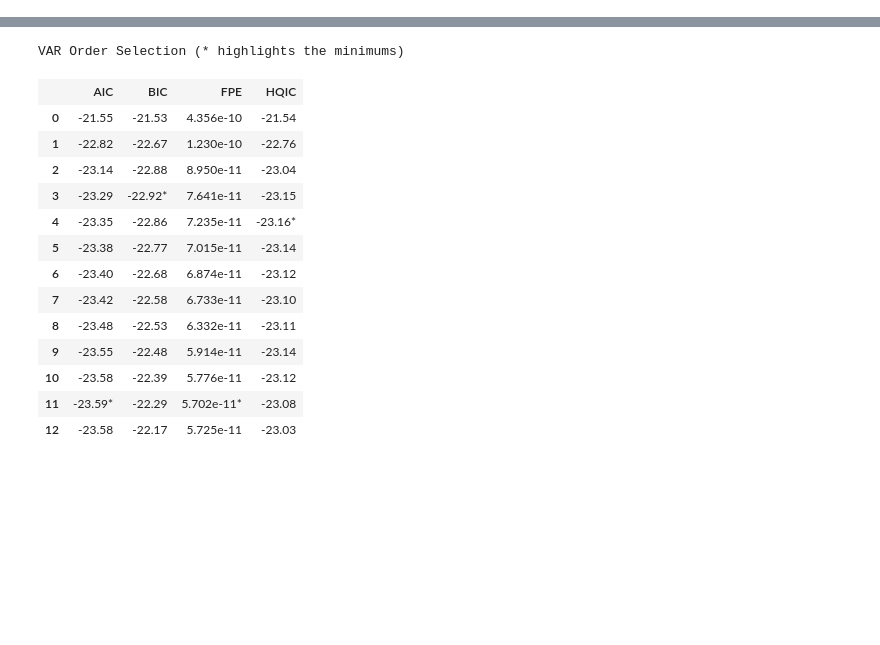
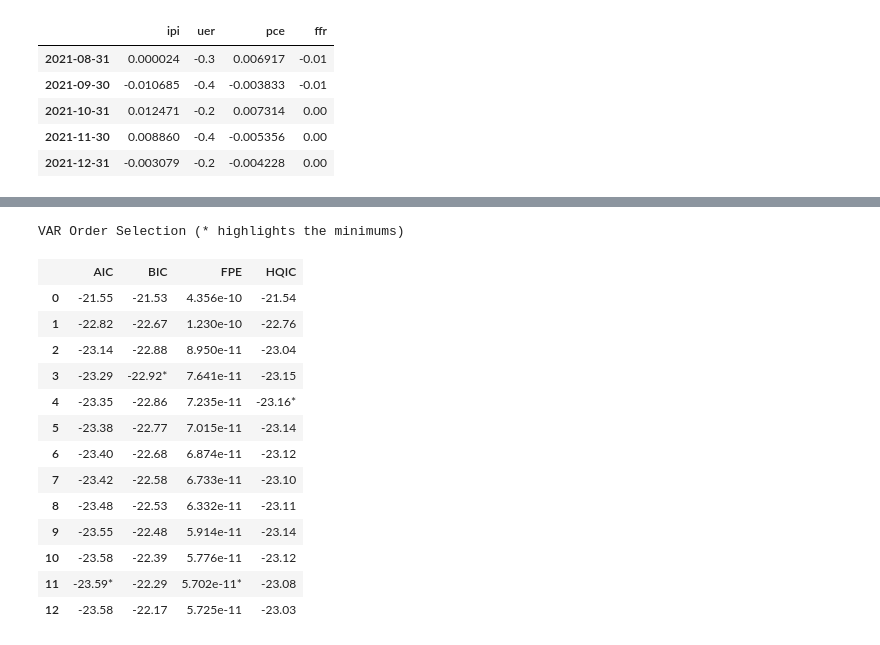
Before and after one commit to zogvc/deep-learning-for-macroeconomics, a Jupyter notebook: var.ipynb, the cells around one changed output, grey strips where cells are left out. Cells and saved outputs as stored; diff of their text form; code cells hidden in the pictures; blank space fills up the shorter version.

```diff
--- a/var.ipynb
+++ b/var.ipynb
@@ -21,0 +29,9 @@ test_data = df.iloc[624:, :]  # JAN2020 ~ APR2024
+# %%
+train_data.tail()
+# %% [output]
+|  | ipi | uer | pce | ffr |
+| 2021-08-31 | 0.000024 | -0.3 | 0.006917 | -0.01 |
+| 2021-09-30 | -0.010685 | -0.4 | -0.003833 | -0.01 |
+| 2021-10-31 | 0.012471 | -0.2 | 0.007314 | 0.00 |
+| 2021-11-30 | 0.008860 | -0.4 | -0.005356 | 0.00 |
+| 2021-12-31 | -0.003079 | -0.2 | -0.004228 | 0.00 |
```
Also changed, not shown: parts of 12 cells of this notebook, 2 other files.
